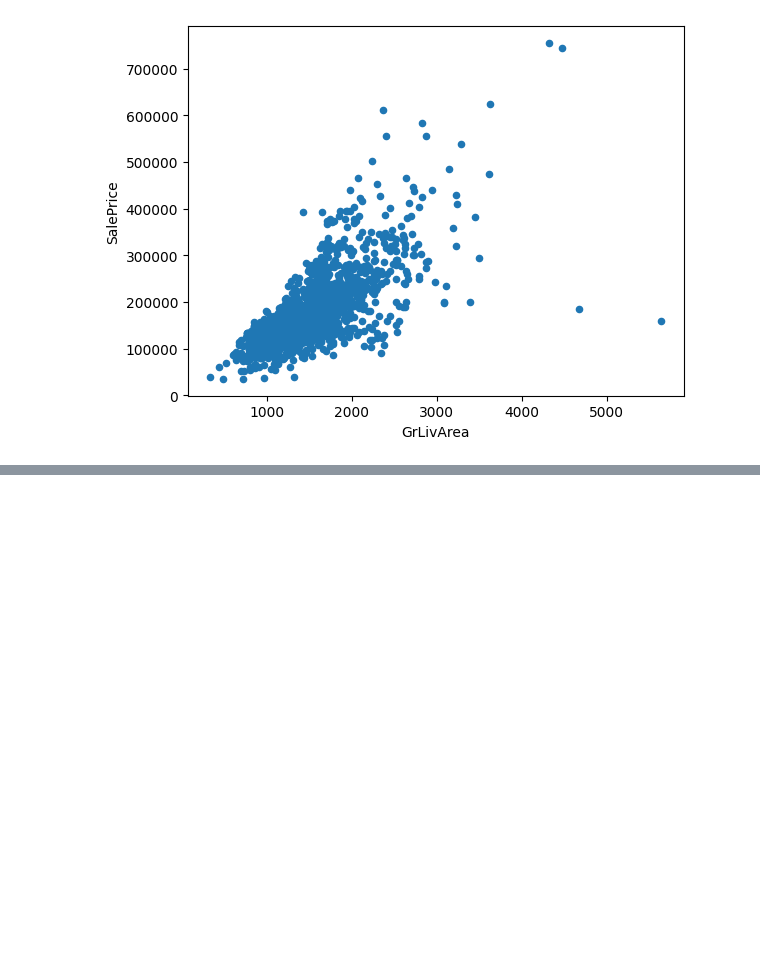
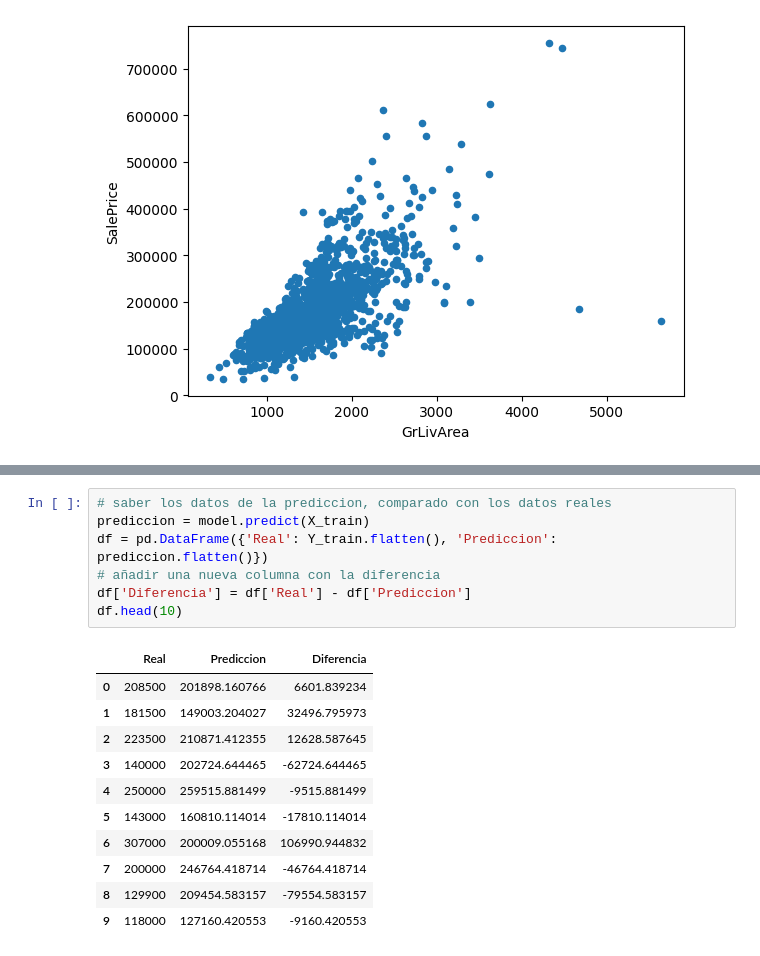
Before and after one commit to Lemito66/Maestria, a Jupyter notebook: MachineLearning/Proyecto/project.ipynb, the cells around one changed output, grey strips where cells are left out. Cells and saved outputs as stored; diff of their text form; blank space fills up the shorter version.

Commit message:
diferencias entre los datos de prediccion y reales

```diff
--- a/MachineLearning/Proyecto/project.ipynb
+++ b/MachineLearning/Proyecto/project.ipynb
@@ -86,3 +93,22 @@ pendiente (w): [118.06909986]
 [figure]
 Error de entrenamiento (train_error): 3176828273.3656716
 r2: 0.49628432436351844
+# %%
+# saber los datos de la prediccion, comparado con los datos reales
+prediccion = model.predict(X_train)
+df = pd.DataFrame({'Real': Y_train.flatten(), 'Prediccion': prediccion.flatten()})
+# añadir una nueva columna con la diferencia
+df['Diferencia'] = df['Real'] - df['Prediccion']
+df.head(10)
+# %% [output]
+|  | Real | Prediccion | Diferencia |
+| 0 | 208500 | 201898.160766 | 6601.839234 |
+| 1 | 181500 | 149003.204027 | 32496.795973 |
+| 2 | 223500 | 210871.412355 | 12628.587645 |
+| 3 | 140000 | 202724.644465 | -62724.644465 |
+| 4 | 250000 | 259515.881499 | -9515.881499 |
+| 5 | 143000 | 160810.114014 | -17810.114014 |
+| 6 | 307000 | 200009.055168 | 106990.944832 |
+| 7 | 200000 | 246764.418714 | -46764.418714 |
+| 8 | 129900 | 209454.583157 | -79554.583157 |
+| 9 | 118000 | 127160.420553 | -9160.420553 |
```
Also changed, not shown: parts of 3 cells of this notebook.
